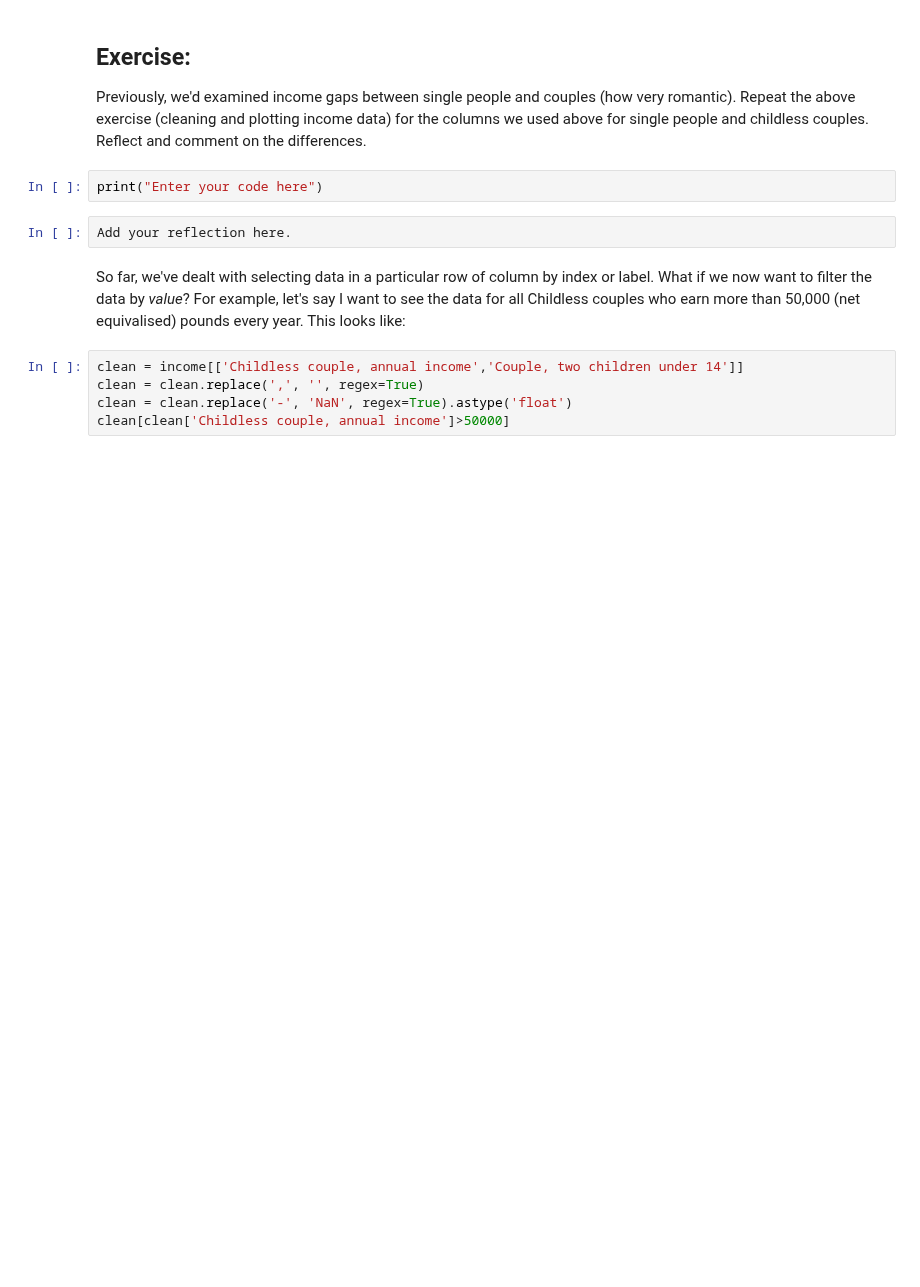
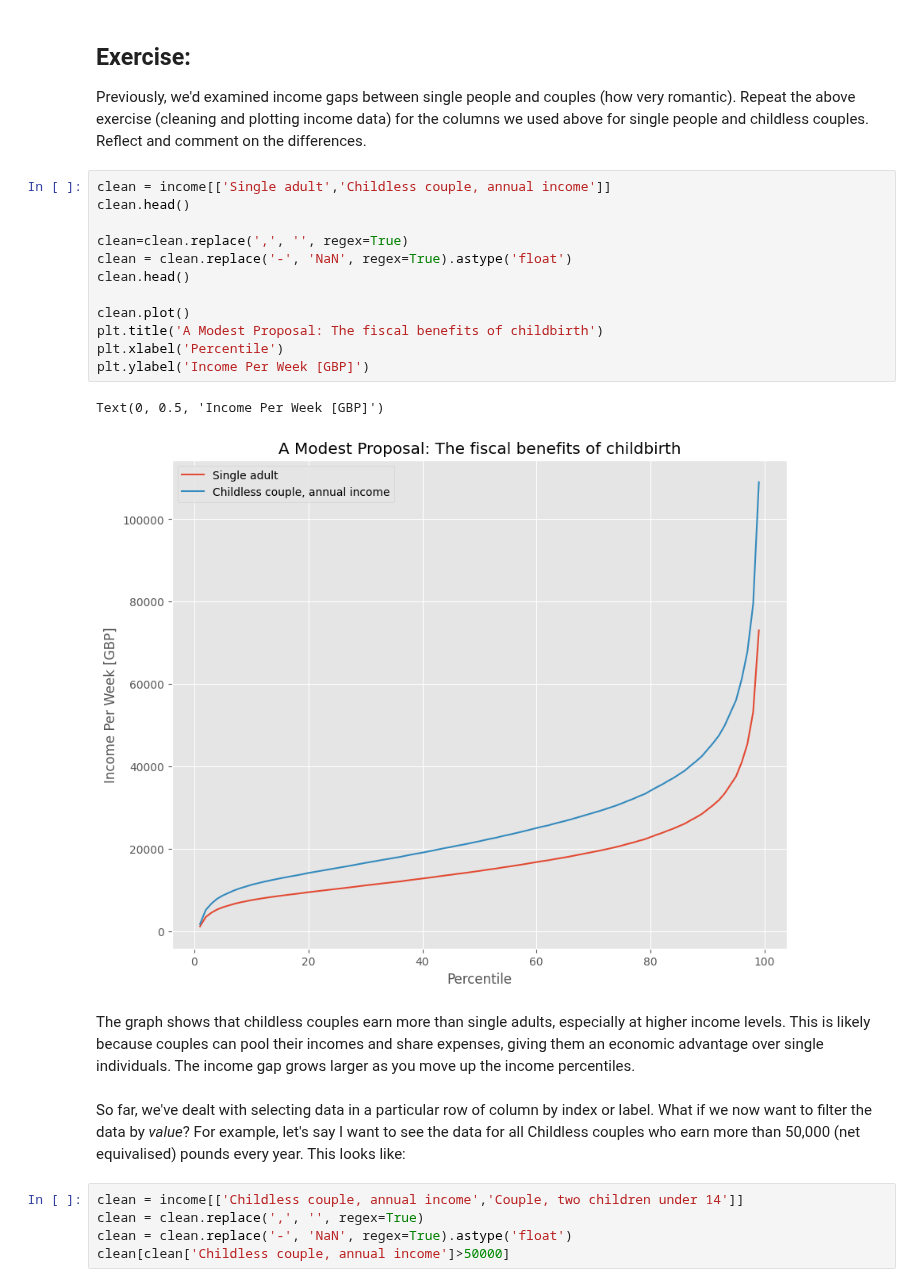
Before and after one commit to YIQISHENG/QM2, a Jupyter notebook: notebooks/W2_Working_with_Data_in_Pandas.ipynb, the cells around one changed output. Cells and saved outputs as stored; diff of their text form; blank space fills up the shorter version.

```diff
--- a/notebooks/W2_Working_with_Data_in_Pandas.ipynb
+++ b/notebooks/W2_Working_with_Data_in_Pandas.ipynb
@@ -306,10 +359,23 @@ Text(0, 0.5, 'Income Per Week [GBP]')
 ## Exercise:
 
 Previously, we'd examined income gaps between single people and couples (how very romantic). Repeat the above exercise (cleaning and plotting income data) for the columns we used above for single people and childless couples. Reflect and comment on the differences.
-# %%
-print("Enter your code here")
-# %%
-Add your reflection here.
+# %%
+clean = income[['Single adult','Childless couple, annual income']]
+clean.head()
+
+clean=clean.replace(',', '', regex=True)
+clean = clean.replace('-', 'NaN', regex=True).astype('float')
+clean.head()
+
+clean.plot()
+plt.title('A Modest Proposal: The fiscal benefits of childbirth')
+plt.xlabel('Percentile')
+plt.ylabel('Income Per Week [GBP]')
+# %% [output]
+Text(0, 0.5, 'Income Per Week [GBP]')
+[figure, added]
+# %% [markdown]
+The graph shows that childless couples earn more than single adults, especially at higher income levels. This is likely because couples can pool their incomes and share expenses, giving them an economic advantage over single individuals. The income gap grows larger as you move up the income percentiles.
 # %% [markdown]
 So far, we've dealt with selecting data in a particular row of column by index or label. What if we now want to filter the data by *value*? For example, let's say I want to see the data for all Childless couples who earn more than 50,000 (net equivalised) pounds every year. This looks like:
 # %%
```
Also changed, not shown: parts of 12 cells of this notebook.
